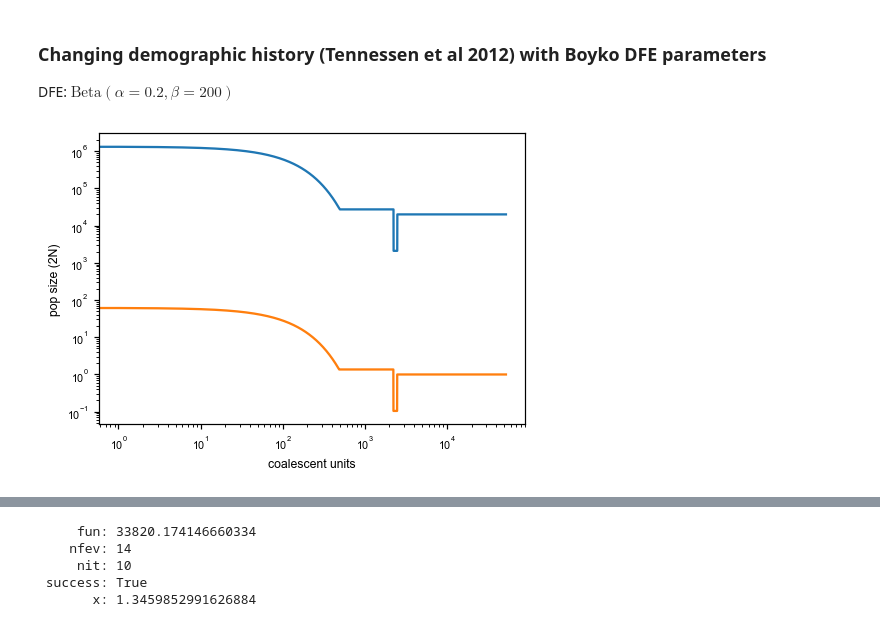
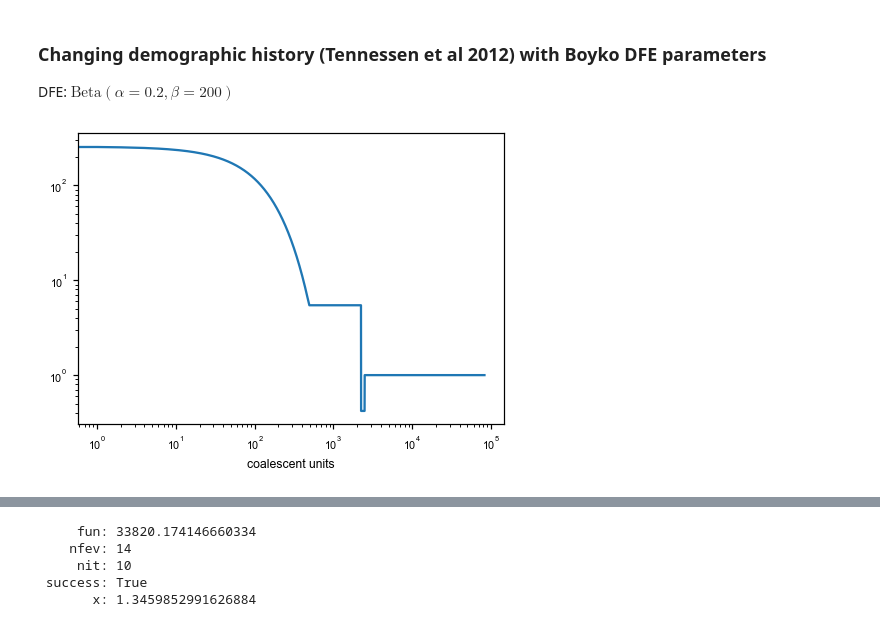
Before and after one commit to VivaswatS/selCoefEst, a Jupyter notebook: changingpopsizesims.ipynb, the cells around one changed output, grey strips where cells are left out. Drawn from its saved outputs; the diff is of its cells as text; code cells hidden in the pictures.

Commit message:
misc plotting code + results for CEU with constant gamma

```diff
--- a/changingpopsizesims.ipynb
+++ b/changingpopsizesims.ipynb
@@ -1094,12 +1085,12 @@ plt.legend((hB, hR),('freq only, RMSLE: {:.6f}'.format(np.sqrt(np.mean((np.log10
 ### Changing demographic history (Tennessen et al 2012) with Boyko DFE parameters
 DFE: $\text{Beta}(\alpha=0.2,\beta=200)$
 # %%
-demo = np.loadtxt("simfiles/1kg_1.5_n10_prefersim_demo.txt", delimiter=" ", dtype='int')
-Nc = []
-[Nc.append([demo[n,0]]*demo[n,1]) for n in np.arange(len(demo))]
-nu_func = lambda t: [Nc[int(t*20000)]/Nc[0]] # Nc[0] = N = 12378
-Nc = np.array(list(it.chain(*Nc)))
-plt.plot(Nc[::-1]); plt.loglog(); plt.xlabel('gens ago'); plt.ylabel('pop size (2N)');
-plt.plot([nu_func(t) for t in np.linspace(2.624,0,len(Nc))]); plt.loglog(); plt.xlabel('coalescent units');
+# demo = np.loadtxt("/Users/vivaswatshastry/selCoefEst/PReFerSims/simfiles/1kg_1.5_n10_prefersim_demo.txt", delimiter=" ", dtype='int')
+# Nc = []
+# [Nc.append([demo[n,0]]*demo[n,1]) for n in np.arange(len(demo))]
+nu_func = lambda t: [Nc[int(t*5000)]/Nc[0]]
+# Nc = np.array(list(it.chain(*Nc)))
+# plt.plot(Nc[::-1]/Nc[0]); plt.loglog(); plt.xlabel('gens ago'); plt.ylabel('pop size (2N)');
+plt.plot([nu_func(t) for t in np.linspace(16.497,0,len(Nc))]); plt.loglog(); plt.xlabel('coalescent units');
 # %% [output]
-[figure, old version]
+[figure, new version]
```
Also changed, not shown: parts of 24 cells of this notebook, 13 other files.
